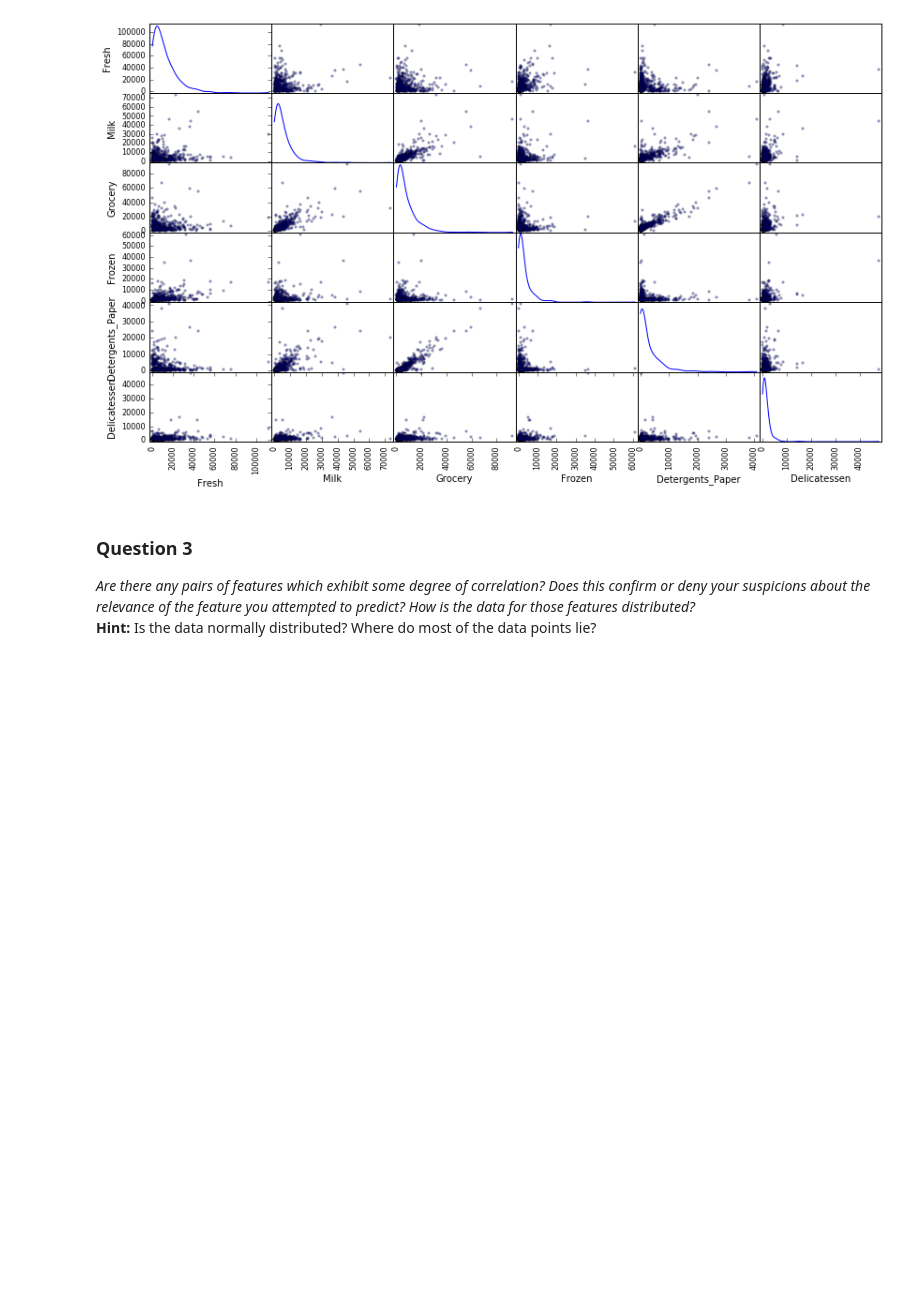
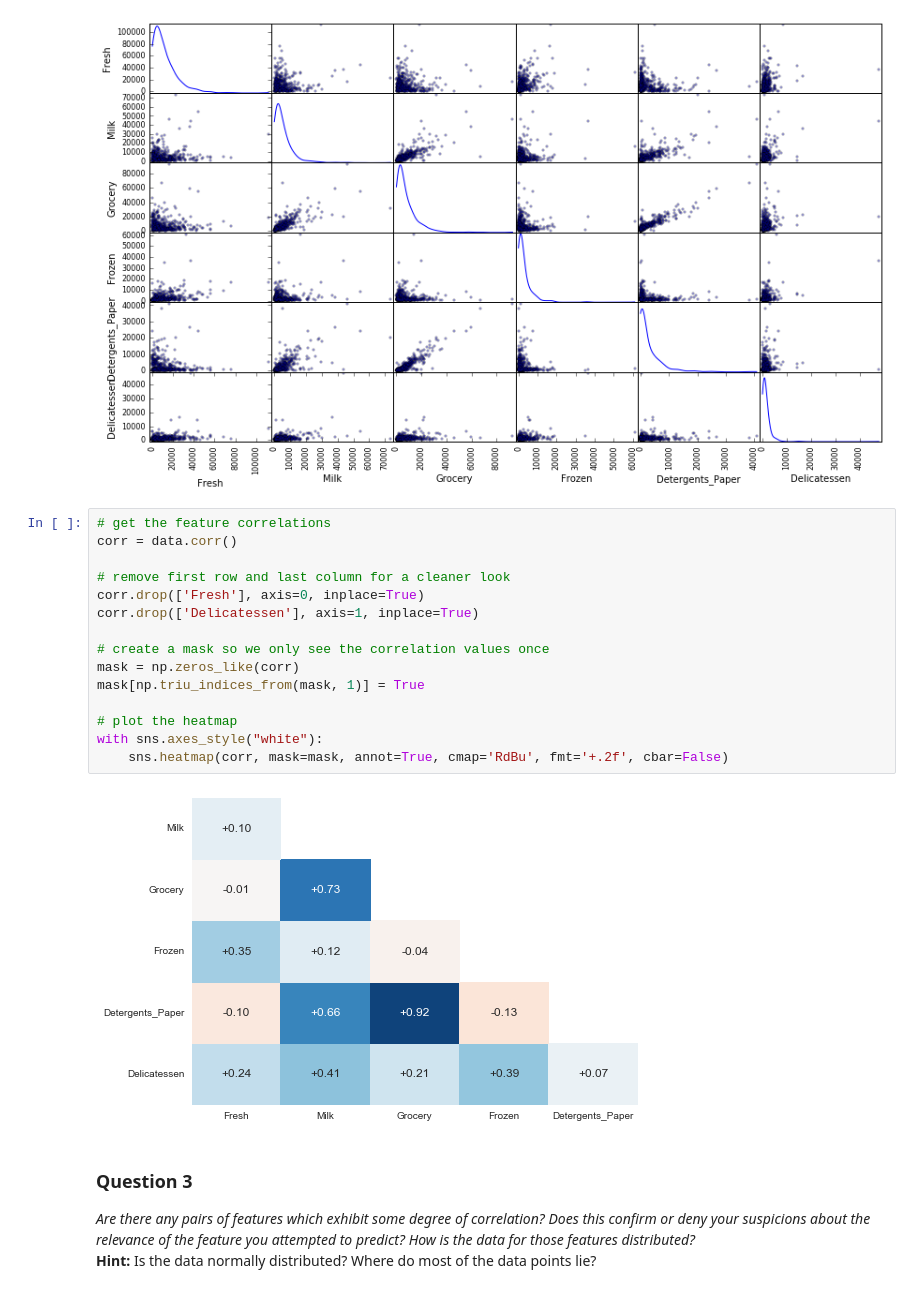
Before and after one commit to spiningup/udacity-ml-creating_customer_segments, a Jupyter notebook: customer_segments.ipynb, the cells around one changed output. Cells and saved outputs as stored; diff of their text form; blank space fills up the shorter version.

```diff
--- a/customer_segments.ipynb
+++ b/customer_segments.ipynb
@@ -127,6 +146,23 @@ To get a better understanding of the dataset, we can construct a scatter matrix
 pd.scatter_matrix(data, alpha = 0.3, figsize = (14,8), diagonal = 'kde');
 # %% [output]
 [figure]
+# %%
+# get the feature correlations
+corr = data.corr()
+
+# remove first row and last column for a cleaner look
+corr.drop(['Fresh'], axis=0, inplace=True)
+corr.drop(['Delicatessen'], axis=1, inplace=True)
+
+# create a mask so we only see the correlation values once
+mask = np.zeros_like(corr)
+mask[np.triu_indices_from(mask, 1)] = True
+
+# plot the heatmap
+with sns.axes_style("white"):
+    sns.heatmap(corr, mask=mask, annot=True, cmap='RdBu', fmt='+.2f', cbar=False)
+# %% [output]
+[figure, added]
 # %% [markdown]
 ### Question 3
 *Are there any pairs of features which exhibit some degree of correlation? Does this confirm or deny your suspicions about the relevance of the feature you attempted to predict? How is the data for those features distributed?*
```
Also changed, not shown: parts of 11 cells of this notebook, 1 other file.
